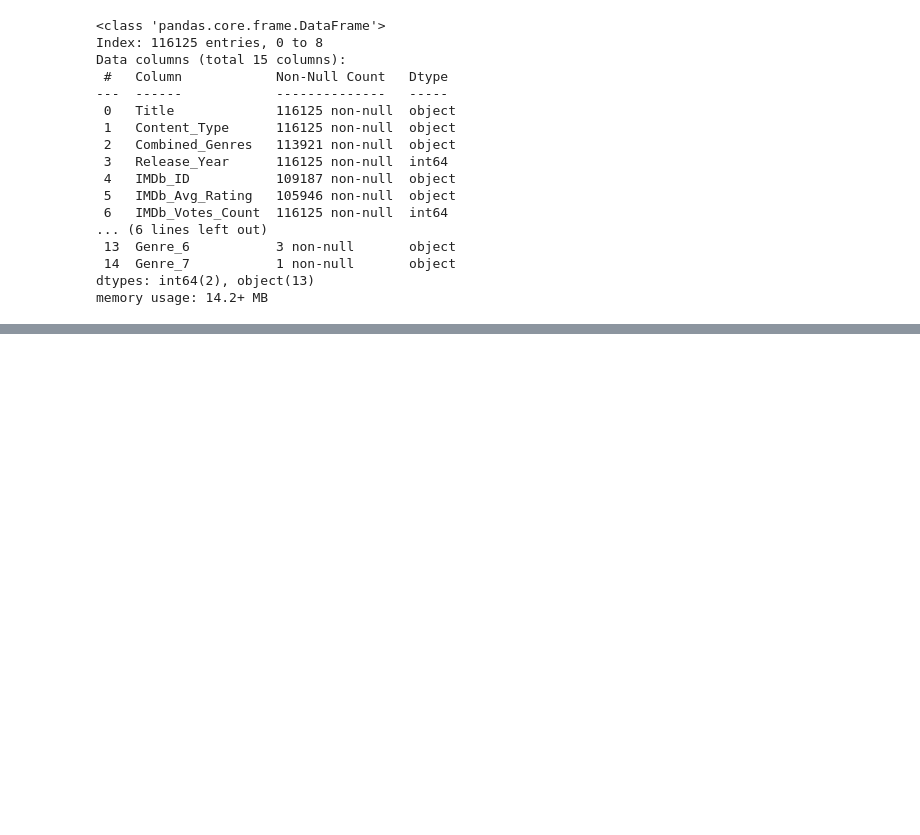
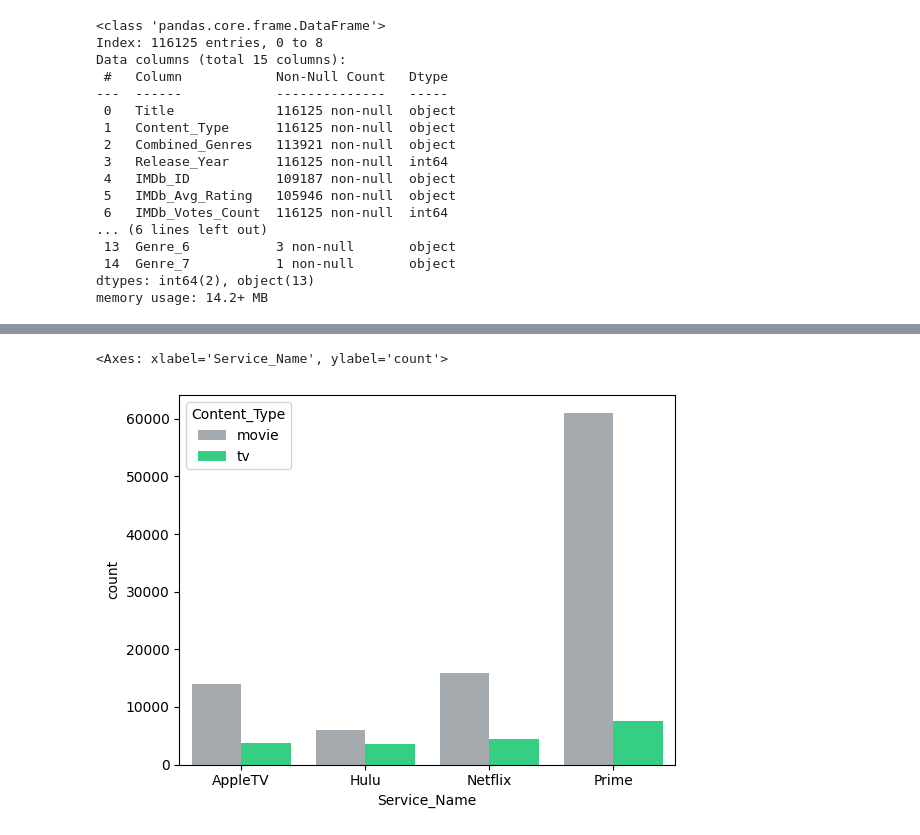
Before and after one commit to rkynhoff/Streaming_Service_Comparisons, a Jupyter notebook: STRM_SERV_COMP_V2.ipynb, the cells around one changed output, grey strips where cells are left out. Cells and saved outputs as stored; diff of their text form; code cells hidden in the pictures; blank space fills up the shorter version.

```diff
--- a/STRM_SERV_COMP_V2.ipynb
+++ b/STRM_SERV_COMP_V2.ipynb
@@ -620,2 +626,18 @@ plt.show()
+# %%
+# Counts of the content type by streaming sesrvice
+
+# Hex Codes for streaming services
+# Apple: gray = #A3AAAE, blue = #009DDC
+# Hulu: greeen = #1CE783, black = #001908
+# Netflix: crimson = #E50914, black = #221F1F
+# Prime: blue = #05A0D1, dark blue: #232F3E
+
+# Define the colors for each content_type
+movie_colors = ["#FF9900", "#1CE783", "#831010", "#A3AAAE"]
+tv_colors = ["009DDC"]
+sn.countplot(streaming_clean, x = "Service_Name", hue = "Content_Type", palette = ["#A3AAAE","#1CE783","#831010","#FF9900"])
+# %% [output]
+<Axes: xlabel='Service_Name', ylabel='count'>
+[figure, added]
 # %%
 # Counts of the content type by streaming sesrvice
```
Also changed, not shown: parts of 6 cells of this notebook.
